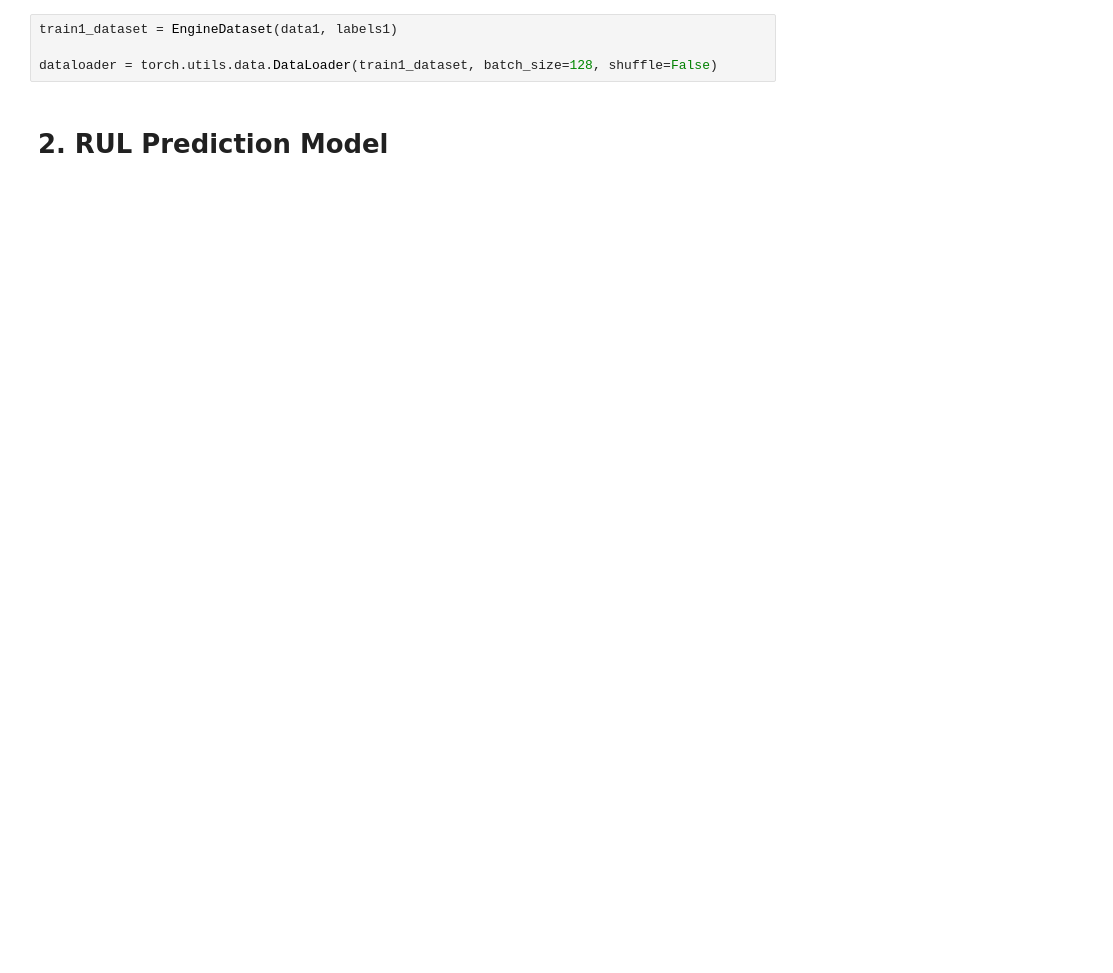
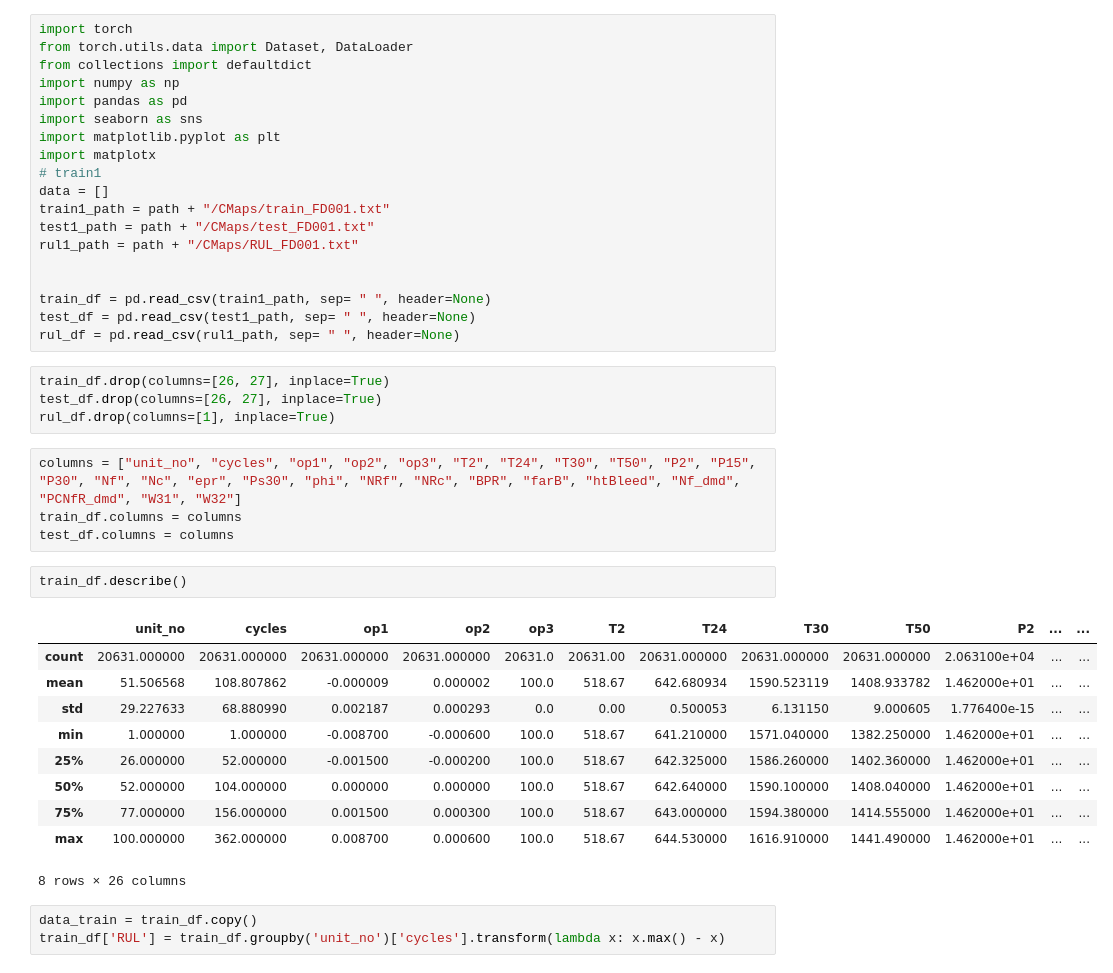
Before and after one commit to jontseg/engine_failure_detection, a Jupyter notebook: workbook.ipynb, the cells around one changed output. Drawn from its saved outputs; the diff is of its cells as text; blank space fills up the shorter version.

```diff
--- a/workbook.ipynb
+++ b/workbook.ipynb
@@ -51,6 +12,43 @@ class EngineDataset(Dataset):
-# %%
-train1_dataset = EngineDataset(data1, labels1)
-
-dataloader = torch.utils.data.DataLoader(train1_dataset, batch_size=128, shuffle=False)
-# %% [markdown]
-# 2. RUL Prediction Model
+# %%
+import torch
+from torch.utils.data import Dataset, DataLoader
+from collections import defaultdict
+import numpy as np
+import pandas as pd
+import seaborn as sns
+import matplotlib.pyplot as plt
+import matplotx
+# train1
+data = []
+train1_path = path + "/CMaps/train_FD001.txt"
+test1_path = path + "/CMaps/test_FD001.txt"
+rul1_path = path + "/CMaps/RUL_FD001.txt"
+
+
+train_df = pd.read_csv(train1_path, sep= " ", header=None)
+test_df = pd.read_csv(test1_path, sep= " ", header=None)
+rul_df = pd.read_csv(rul1_path, sep= " ", header=None)
+# %%
+train_df.drop(columns=[26, 27], inplace=True)
+test_df.drop(columns=[26, 27], inplace=True)
+rul_df.drop(columns=[1], inplace=True)
+# %%
+columns = ["unit_no", "cycles", "op1", "op2", "op3", "T2", "T24", "T30", "T50", "P2", "P15", "P30", "Nf", "Nc", "epr", "Ps30", "phi", "NRf", "NRc", "BPR", "farB", "htBleed", "Nf_dmd", "PCNfR_dmd", "W31", "W32"]
+train_df.columns = columns
+test_df.columns = columns
+# %%
+train_df.describe()
+# %% [output]
+|  | unit_no | cycles | op1 | op2 | op3 | T2 | T24 | T30 | T50 | P2 | ... | ... |
+| count | 20631.000000 | 20631.000000 | 20631.000000 | 20631.000000 | 20631.0 | 20631.00 | 20631.000000 | 20631.000000 | 20631.000000 | 2.063100e+04 | ... | ... |
+| mean | 51.506568 | 108.807862 | -0.000009 | 0.000002 | 100.0 | 518.67 | 642.680934 | 1590.523119 | 1408.933782 | 1.462000e+01 | ... | ... |
+| std | 29.227633 | 68.880990 | 0.002187 | 0.000293 | 0.0 | 0.00 | 0.500053 | 6.131150 | 9.000605 | 1.776400e-15 | ... | ... |
+| min | 1.000000 | 1.000000 | -0.008700 | -0.000600 | 100.0 | 518.67 | 641.210000 | 1571.040000 | 1382.250000 | 1.462000e+01 | ... | ... |
+| 25% | 26.000000 | 52.000000 | -0.001500 | -0.000200 | 100.0 | 518.67 | 642.325000 | 1586.260000 | 1402.360000 | 1.462000e+01 | ... | ... |
+| 50% | 52.000000 | 104.000000 | 0.000000 | 0.000000 | 100.0 | 518.67 | 642.640000 | 1590.100000 | 1408.040000 | 1.462000e+01 | ... | ... |
+| 75% | 77.000000 | 156.000000 | 0.001500 | 0.000300 | 100.0 | 518.67 | 643.000000 | 1594.380000 | 1414.555000 | 1.462000e+01 | ... | ... |
+| max | 100.000000 | 362.000000 | 0.008700 | 0.000600 | 100.0 | 518.67 | 644.530000 | 1616.910000 | 1441.490000 | 1.462000e+01 | ... | ... |
+8 rows × 26 columns
+# %%
+data_train = train_df.copy()
+train_df['RUL'] = train_df.groupby('unit_no')['cycles'].transform(lambda x: x.max() - x)
```
Also changed, not shown: parts of 17 cells of this notebook.
